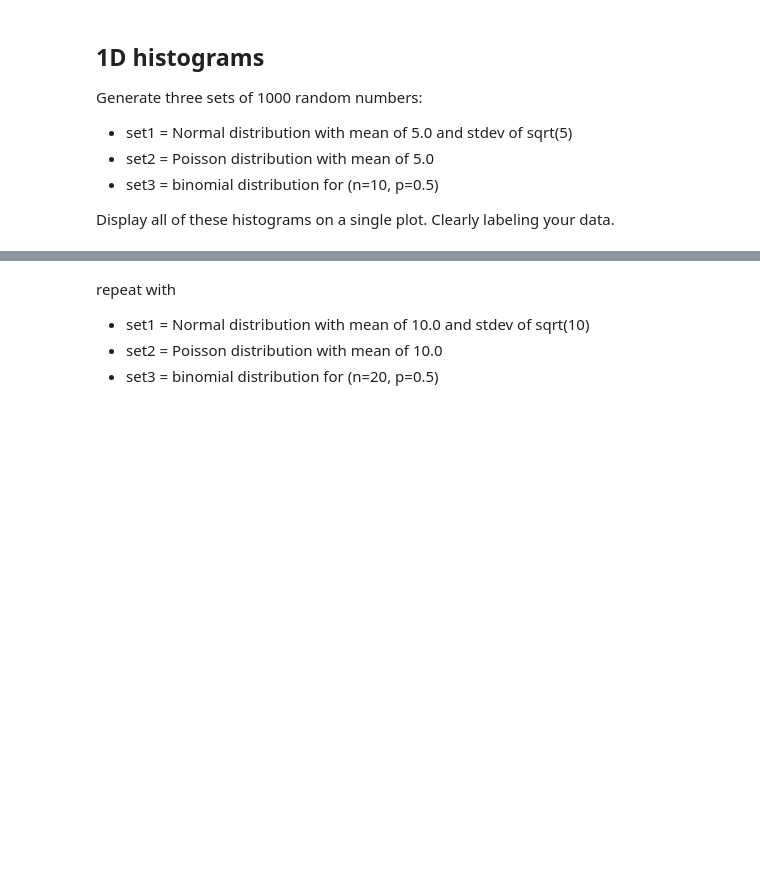
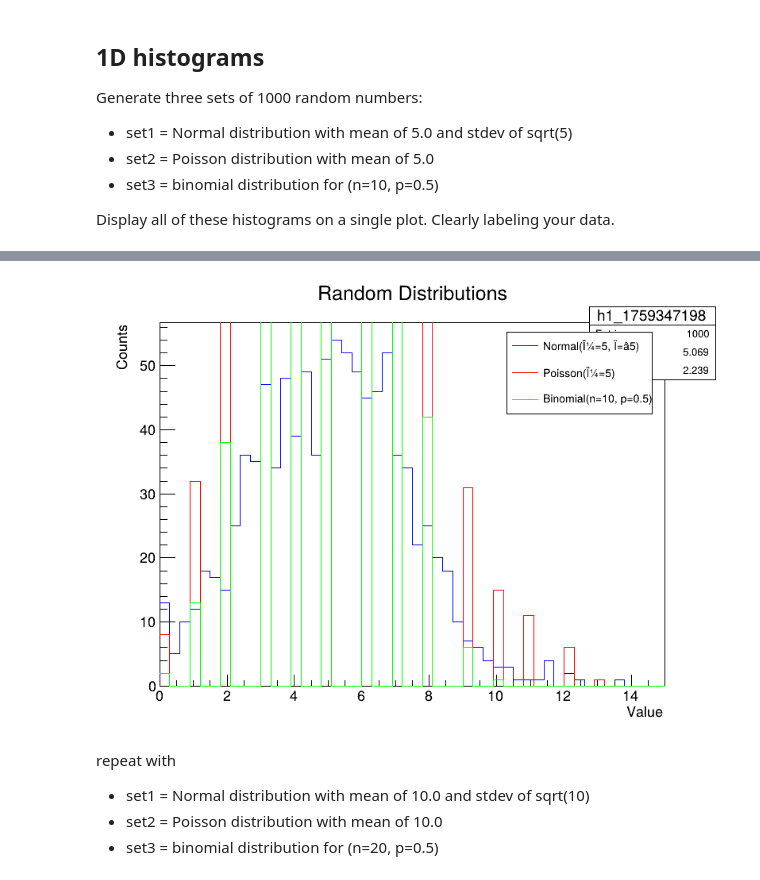
Before and after one commit to ktn9mu/plotting_examples, a Jupyter notebook: plotting_examples.ipynb, the cells around one changed output, grey strips where cells are left out. Cells and saved outputs as stored; diff of their text form; code cells hidden in the pictures; blank space fills up the shorter version.

```diff
--- a/plotting_examples.ipynb
+++ b/plotting_examples.ipynb
@@ -359,58 +320,42 @@ Generate three sets of 1000 random numbers:
 
 Display all of these histograms on a single plot.  Clearly labeling your data.
 # %%
-# solution here
 import ROOT
-from ROOT import TCanvas, TH1F, TLegend
-import math
 import numpy as np
-import os
+import time
+from ROOT import TCanvas, TH1F, TLegend, kBlue, kRed, kGreen, TMath
 
-%jsroot on
-os.chdir("/tmp")
+suffix = str(int(time.time()))
 
-try:
-    c.Clear()
-except NameError:
-    c = TCanvas("c", "1D Histograms", 800, 600)
+h1 = TH1F("h1_"+suffix, "Random Distributions;Value;Counts", 50, 0, 15)
+h2 = TH1F("h2_"+suffix, "h2", 50, 0, 15)
+h3 = TH1F("h3_"+suffix, "h3", 50, 0, 15)
 
-try:
-    h1.Reset()
-    h2.Reset()
-    h3.Reset()
-except NameError:
-    h1 = TH1F("h1", "Random distributions;Value;Counts", 50, 0, 15)
-    h2 = TH1F("h2", "Random distributions;Value;Counts", 50, 0, 15)
-    h3 = TH1F("h3", "Random distributions;Value;Counts", 50, 0, 15)
+normal_data = np.random.normal(5.0, np.sqrt(5.0), 1000)
+poisson_data = np.random.poisson(5, 1000)
+binomial_data = np.random.binomial(10, 0.5, 1000)
 
-n_events = 1000
-
-normals = np.random.normal(5.0, math.sqrt(5), n_events)
-poissons = np.random.poisson(5.0, n_events)
-binomials = np.random.binomial(10, 0.5, n_events)
-
-for x in normals:
+for x in normal_data:
     h1.Fill(x)
-for x in poissons:
+for x in poisson_data:
     h2.Fill(x)
-for x in binomials:
+for x in binomial_data:
     h3.Fill(x)
 
+h1.SetLineColor(kBlue)
+h2.SetLineColor(kRed)
+h3.SetLineColor(kGreen)
 
-h1.SetLineColor(ROOT.kBlue); h1.SetLineWidth(2)
-h2.SetLineColor(ROOT.kRed);  h2.SetLineWidth(2)
-h3.SetLineColor(ROOT.kGreen+2); h3.SetLineWidth(2)
-
-
+c = TCanvas("c_"+suffix, "Distributions", 800, 600)
 h1.Draw("HIST")
 h2.Draw("HIST SAME")
 h3.Draw("HIST SAME")
 
-legend = TLegend(0.7, 0.7, 0.9, 0.9)
-legend.AddEntry(h1, "Normal(5, sqrt(5))", "l")
-legend.AddEntry(h2, "Poisson(5)", "l")
-legend.AddEntry(h3, "Binomial(n=10, p=0.5)", "l")
-legend.Draw()
+leg = TLegend(0.65, 0.7, 0.88, 0.88)
+leg.AddEntry(h1, "Normal(μ=5, σ=√5)", "l")
+leg.AddEntry(h2, "Poisson(μ=5)", "l")
+leg.AddEntry(h3, "Binomial(n=10, p=0.5)", "l")
+leg.Draw()
 
 c.Draw()
 # %% [output]
@@ -418,3 +362,4 @@ c.Draw()
+[figure, added]
 # %% [markdown]
 repeat with
 
```
Also changed, not shown: parts of 15 cells of this notebook.
